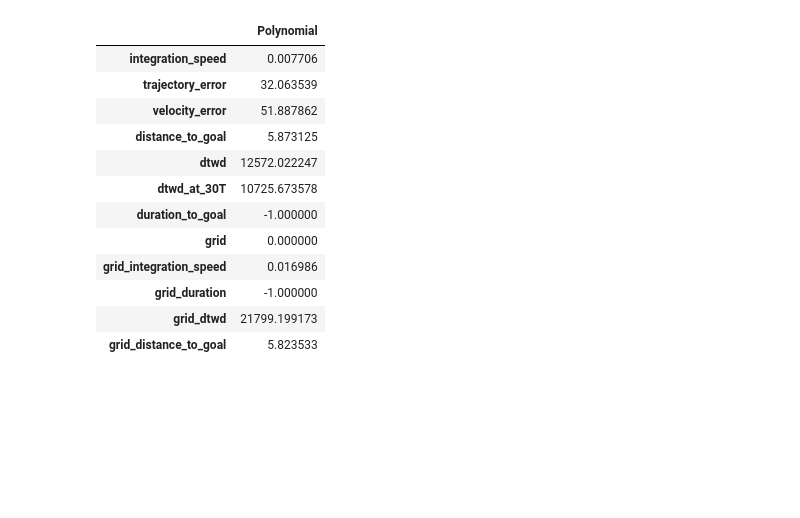
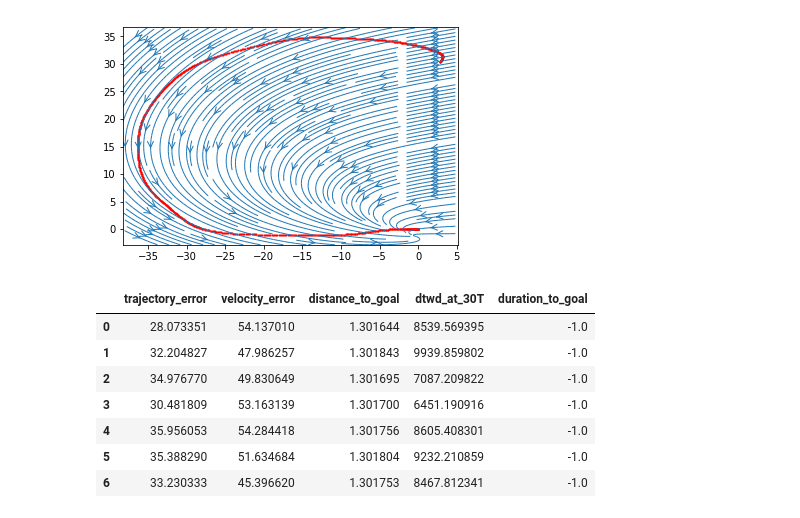
Before and after one commit to bachirelkhadir/google-research, a Jupyter notebook: time_varying_optimization/run_simulations.ipynb, the cells around one changed output. Cells and saved outputs as stored; diff of their text form; code cells hidden in the pictures; blank space fills up the shorter version.

Commit message:
results

```diff
--- a/time_varying_optimization/run_simulations.ipynb
+++ b/time_varying_optimization/run_simulations.ipynb
@@ -1,16 +1,25 @@
 # %%
-import logging
 import numpy as np
 import pandas as pd
 import matplotlib.pyplot as plt
+import learn_vectorfield_from_data
 from importlib import reload
 
-import learn_vectorfield_from_data
-reload(learn_vectorfield_from_data)
-learn_vectorfield_from_data
+# plotting
+from importlib import reload
 %matplotlib inline
+
+# logger
+import logging
 logger = logging.getLogger()
 logger.setLevel(logging.ERROR)
+
+# matlab
+import matlab.engine
+try:
+    eng = matlab.engine.connect_matlab('shared_davisson')
+except matlab.engine.EngineError:
+    print('Engine already connected or not able to connect')
 # %%
 shape = 'CShape'
 dataset = 'lasa_dataset/{shape}.mat'.format(shape=shape)
@@ -22,10 +32,11 @@ alpha_f = 1e-4
 tau = 0.
 # %%
-learn_vectorfield_from_data.learn_and_output(dataset,
+tracking_error, opt_vf = learn_vectorfield_from_data.learn_and_output(dataset,
                                              matlab_export_file,
                                              deg_p,
                                              deg_f,
                                              alpha_p,
                                              alpha_f,
-                                             tau)
+                                             tau,
+                                             make_zero_at_end)
 # %% [output]
@@ -47,30 +46,40 @@ Optimal vectorfield f(x_0, x_1) = [-0.000321760579369119*x_0**4 - 5.828218661263
 Generating matlab code.
 Wrinting matlab code to CShape.m
 # %%
-import matlab.engine
-if not eng:
-    eng = matlab.engine.connect_matlab('shared_davisson')
 # load dataset
-for k, v in eng.load(dataset).items():
+demo = eng.load(dataset)
+for k, v in demo.items():
     eng.workspace[k] = v
+
 # run evaluation metrics
 matlab_result = eng.eval("lfd_evaluation(@{shape}, demos, 0)"\
                          .format(shape=shape))
-# %%
-#pd.DataFrame(matlab_result)
-pd.DataFrame({k: np.array(v).mean() for k, v in matlab_result.items()},
-             index=['Polynomial']).T#.round(2)
-# %% [output]
-|  | Polynomial |
-| integration_speed | 0.007706 |
-| trajectory_error | 32.063539 |
-| velocity_error | 51.887862 |
-| distance_to_goal | 5.873125 |
-| dtwd | 12572.022247 |
-| dtwd_at_30T | 10725.673578 |
-| duration_to_goal | -1.000000 |
-| grid | 0.000000 |
-| grid_integration_speed | 0.016986 |
-| grid_duration | -1.000000 |
-| grid_dtwd | 21799.199173 |
-| grid_distance_to_goal | 5.823533 |
+# %%
+# visualize the vector field
+def py_to_mat_array(x):
+    x = list(map(list, x))
+    s = str(x).replace('],', '];')
+    return s
+f  = lambda x: np.array(eng.eval('{f}({x})'\
+                                 .format(f=shape,
+                                x=py_to_mat_array(x))))
+plt.scatter(*np.array(demo['demos'][0]['pos']), s=1, c='r')
+limits = list(plt.xlim()) + list(plt.ylim())
+learn_vectorfield_from_data.visualize_vf(f, limits)
+# %% [output]
+[figure, added]
+# %%
+# How well does the dynamical system represent the demonstrations?
+keys  = 'trajectory_error velocity_error distance_to_goal'.split()
+# How long does it take to hit the target
+keys += 'dtwd_at_30T duration_to_goal'.split()
+pd.DataFrame({k: np.array(matlab_result[k])[0] for k in keys})
+# %% [output]
+|  | trajectory_error | velocity_error | distance_to_goal | dtwd_at_30T | duration_to_goal |
+| 0 | 28.073351 | 54.137010 | 1.301644 | 8539.569395 | -1.0 |
+| 1 | 32.204827 | 47.986257 | 1.301843 | 9939.859802 | -1.0 |
+| 2 | 34.976770 | 49.830649 | 1.301695 | 7087.209822 | -1.0 |
+| 3 | 30.481809 | 53.163139 | 1.301700 | 6451.190916 | -1.0 |
+| 4 | 35.956053 | 54.284418 | 1.301756 | 8605.408301 | -1.0 |
+| 5 | 35.388290 | 51.634684 | 1.301804 | 9232.210859 | -1.0 |
+| 6 | 33.230333 | 45.396620 | 1.301753 | 8467.812341 | -1.0 |
```
Also changed, not shown: parts of 4 cells of this notebook, 2 other files.
